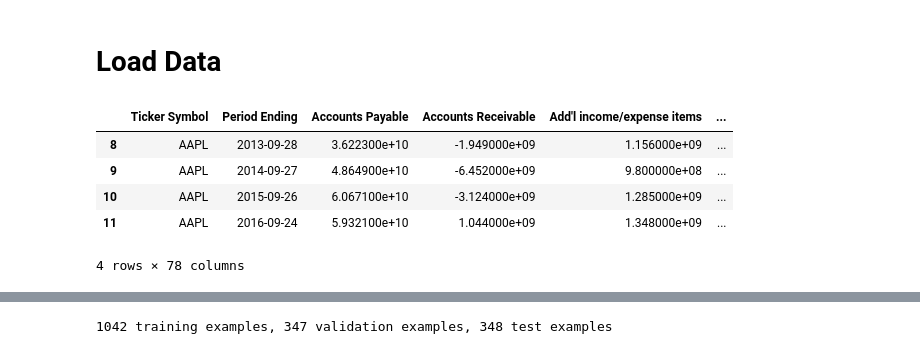
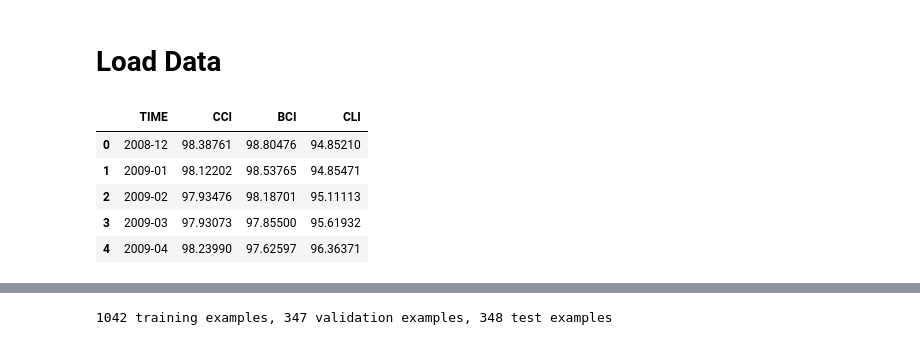
Before and after one commit to munozalexander/Stock-Prediction, a Jupyter notebook: Stock_Prediction.ipynb, the cells around one changed output, grey strips where cells are left out. Saved outputs shown, nothing was run; the diff lists cells and outputs as text; code cells hidden in the pictures.

```diff
--- a/Stock_Prediction.ipynb
+++ b/Stock_Prediction.ipynb
@@ -24,13 +25,12 @@ def simple_ax(figsize=(6,4), **kwargs):
     return fig, ax
 # %% [markdown]
 # Load Data
-# %%
-sec_df = pd.read_csv('stock_data/fundamentals.csv', index_col=0)
-sec_df[sec_df['Ticker Symbol']=='AAPL']
-# %% [output]
-|  | Ticker Symbol | Period Ending | Accounts Payable | Accounts Receivable | Add'l income/expense items | ... |
-| 8 | AAPL | 2013-09-28 | 3.622300e+10 | -1.949000e+09 | 1.156000e+09 | ... |
-| 9 | AAPL | 2014-09-27 | 4.864900e+10 | -6.452000e+09 | 9.800000e+08 | ... |
-| 10 | AAPL | 2015-09-26 | 6.067100e+10 | -3.124000e+09 | 1.285000e+09 | ... |
-| 11 | AAPL | 2016-09-24 | 5.932100e+10 | 1.044000e+09 | 1.348000e+09 | ... |
-4 rows × 78 columns
+# %%
+pd.read_csv('data/market/economic_indicators.csv').head()
+# %% [output]
+|  | TIME | CCI | BCI | CLI |
+| 0 | 2008-12 | 98.38761 | 98.80476 | 94.85210 |
+| 1 | 2009-01 | 98.12202 | 98.53765 | 94.85471 |
+| 2 | 2009-02 | 97.93476 | 98.18701 | 95.11113 |
+| 3 | 2009-03 | 97.93073 | 97.85500 | 95.61932 |
+| 4 | 2009-04 | 98.23990 | 97.62597 | 96.36371 |
```
Also changed, not shown: parts of 8 cells of this notebook.
